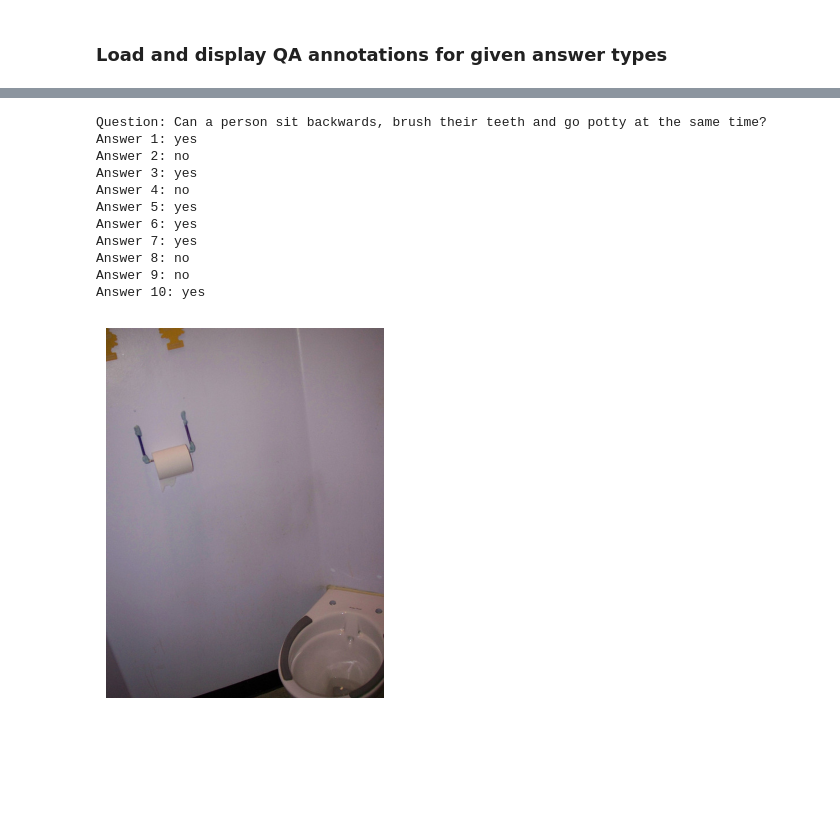
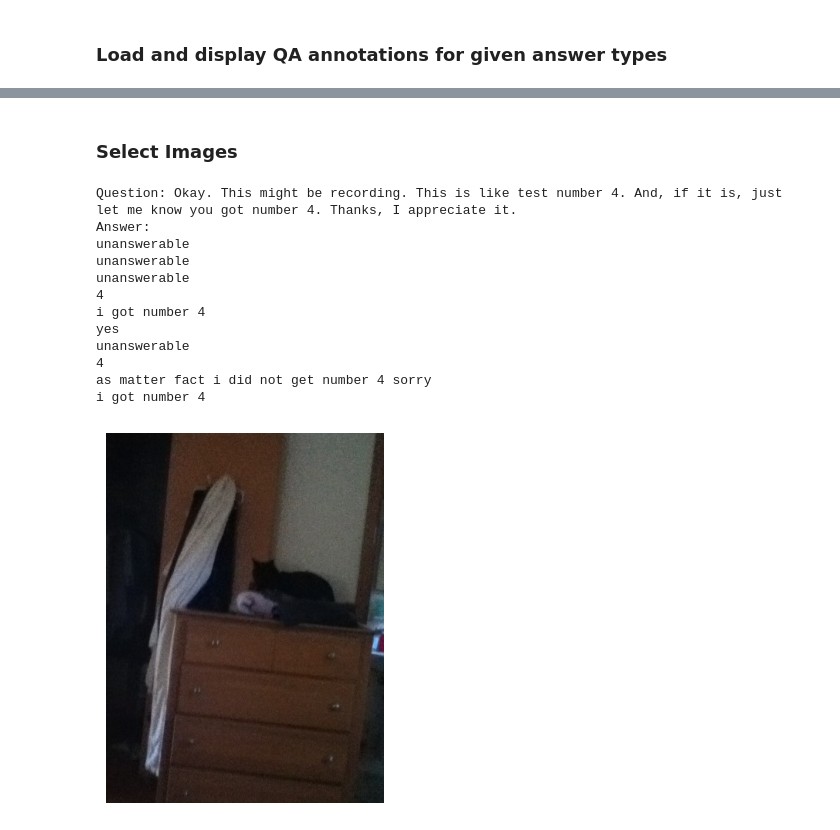
Before and after one commit to PatrickKollman/LLaVA-VQA, a Jupyter notebook: src/data_visualization/vizwiz_visualization.ipynb, the cells around one changed output, grey strips where cells are left out. Cells and saved outputs as stored; diff of their text form; code cells hidden in the pictures; blank space fills up the shorter version.

```diff
--- a/src/data_visualization/vizwiz_visualization.ipynb
+++ b/src/data_visualization/vizwiz_visualization.ipynb
@@ -102,16 +168,20 @@ Answer 10: no
-# %%
-ids = vqa.get_img_ids()
-visualize_random_sample(vqa=vqa, img_ids=random.sample(ids, 5))
-# %% [output]
-Question: Can a person sit backwards, brush their teeth and go potty at the same time?
-Answer 1: yes
-Answer 2: no
-Answer 3: yes
-Answer 4: no
-Answer 5: yes
-Answer 6: yes
-Answer 7: yes
-Answer 8: no
-Answer 9: no
-Answer 10: yes
-[figure, removed]
+# %% [markdown]
+### Select Images
+# %%
+imgs = vizwiz.get_imgs()
+# %%
+visualize_random_sample(vizwiz=vizwiz, imgs=imgs)
+# %% [output]
+Question: Okay. This might be recording. This is like test number 4. And, if it is, just let me know you got number 4. Thanks, I appreciate it.
+Answer:
+unanswerable
+unanswerable
+unanswerable
+4
+i got number 4
+yes
+unanswerable
+4
+as matter fact i did not get number 4 sorry
+i got number 4
+[figure, added]
```
Also changed, not shown: parts of 27 cells of this notebook, 2 other files.
